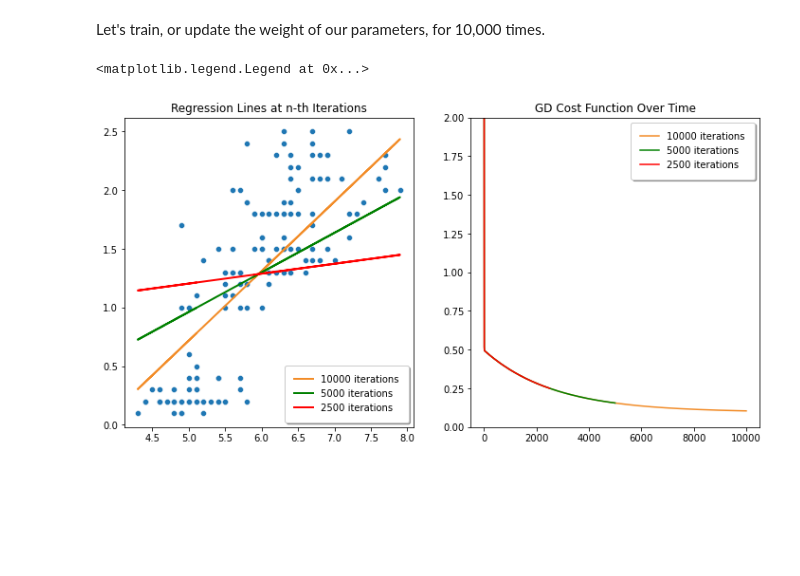
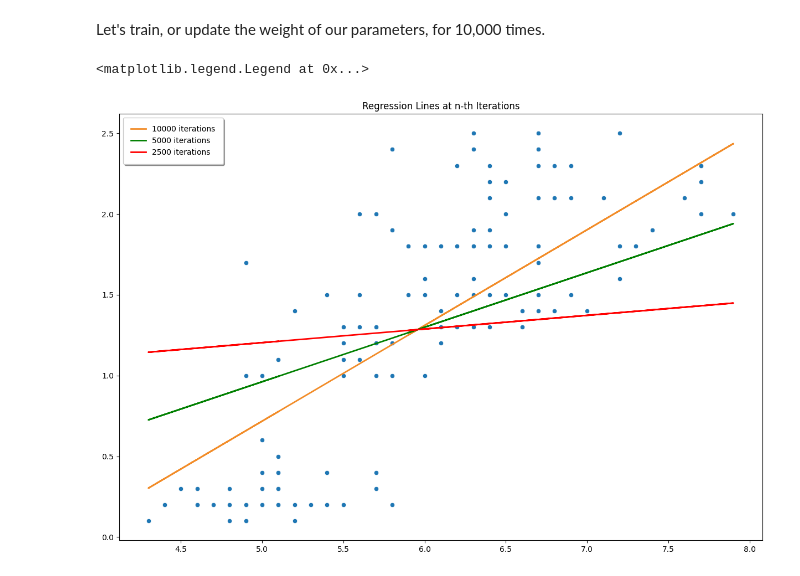
Before and after one commit to bsraya/optimization-algorithms, a Jupyter notebook: bgd.ipynb, the cells around one changed output. Cells and saved outputs as stored; diff of their text form; code cells hidden in the pictures; blank space fills up the shorter version.

```diff
--- a/bgd.ipynb
+++ b/bgd.ipynb
@@ -84,46 +81,31 @@ def gd(x, y, epochs, df, alpha = 0.01):
 Let's train, or update the weight of our parameters, for 10,000 times.
 # %%
 epochs = 10000
-total = epochs - 1
-half = int(epochs / 2) - 1
-quarter = int(epochs / 4) - 1
-
-gd_loss = pd.DataFrame(columns=['intercept', 'coefficient', 'sum_error'])
-gd_loss = gd(sepal_length, petal_width, epochs = epochs, df = gd_loss)
+gd_loss = pd.DataFrame(columns=['intercept', 'coefficient', 'mse'])
+gd_loss = gd(sepal_length, petal_width, gd_loss, epochs = epochs)
 # %%
-fig, ax = plt.subplots(1, 2, figsize=(12, 6))
+plt.figure(figsize=(15, 10))
 
 sns.scatterplot(
     x = sepal_length,
     y = petal_width,
-    data = iris,
-    ax = ax[0]
+    data = iris
 )
 
-iterations = [total, half, quarter]
+iterations = [10000, 5000, 2500]
 colors = ['#f28c28', 'g', 'r']
 
 for iteration, color in zip(iterations, colors):
-    ax[0].plot(
+    plt.plot(
         sepal_length,
-        gd_loss['intercept'][iteration] + gd_loss['coefficient'][iteration] * sepal_length,
+        gd_loss.loc[iteration - 1, 'intercept'] + gd_loss.loc[iteration - 1, 'coefficient'] * sepal_length,
         color = color,
         linewidth = 2,
-        label = f'{iteration + 1} iterations'
+        label = f'{iteration} iterations'
     )
-ax[0].set_title("Regression Lines at n-th Iterations")
-ax[0].legend(fancybox=True, framealpha=1, shadow=True, borderpad=1)
-
-for iteration, color in zip(iterations, colors):
-    ax[1].plot(
-        np.arange(0, iteration),
-        gd_loss['sum_error'][:iteration],
-        color = color,
-        label = f'{iteration + 1} iterations')
-ax[1].set_title(f'GD Cost Function Over Time')
-ax[1].set_ylim(0, 2.0)
-ax[1].legend(fancybox=True, framealpha=1, shadow=True, borderpad=1)
+plt.title("Regression Lines at n-th Iterations")
+plt.legend(fancybox=True, framealpha=1, shadow=True, borderpad=1)
 # %% [output]
 <matplotlib.legend.Legend at 0x...>
-[figure, old version]
+[figure, new version]
 # %%
```
Also changed, not shown: parts of 9 cells of this notebook, 6 other files.
